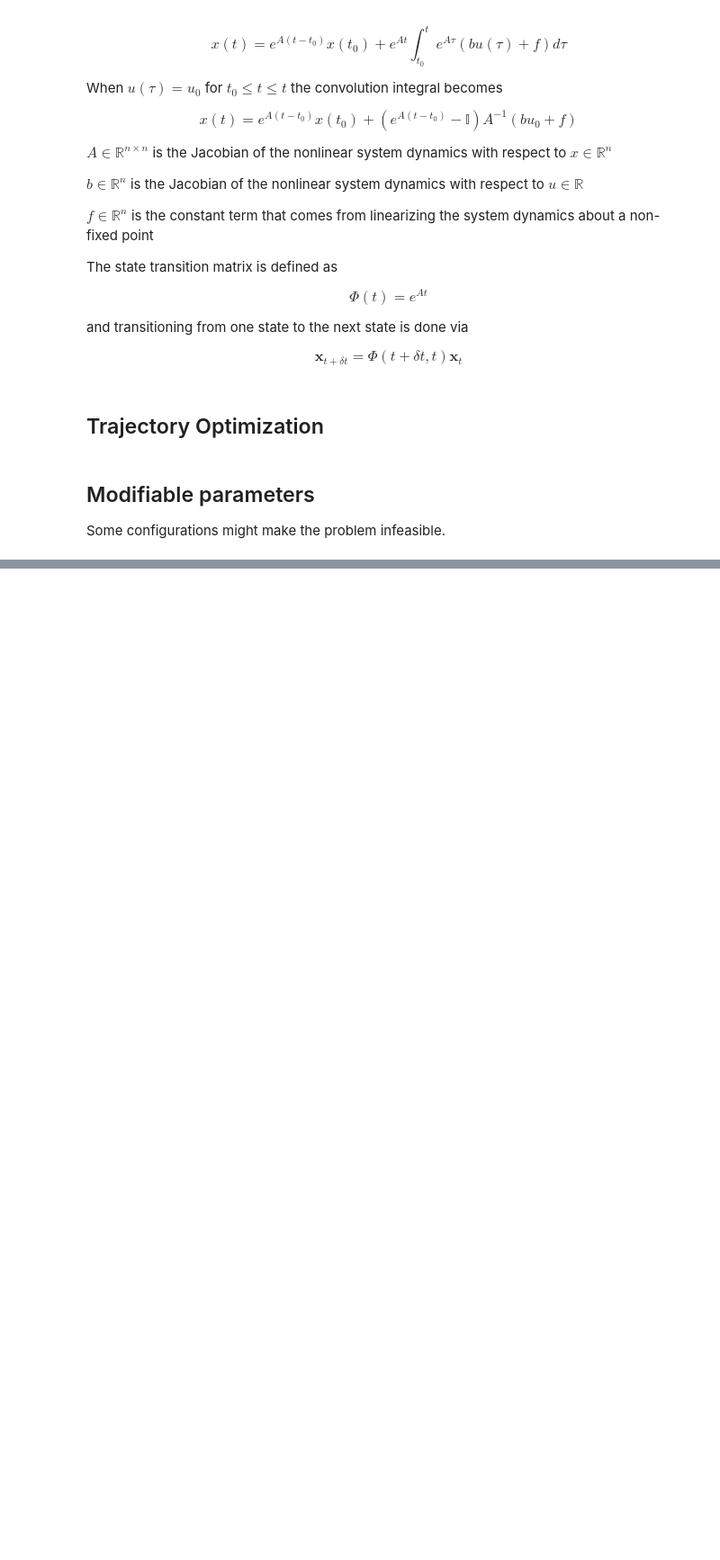
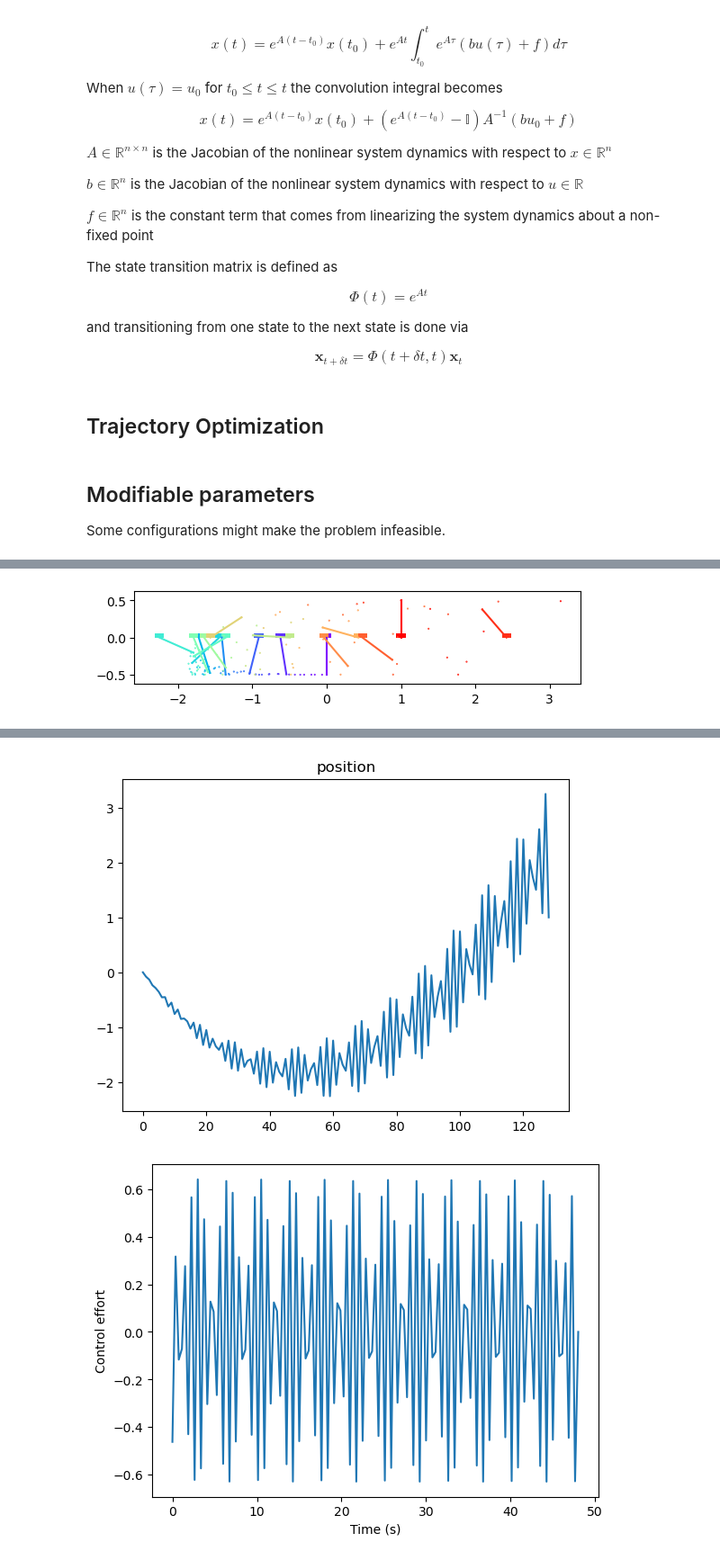
Before and after one commit to therealjtgill/traj_opt, a Jupyter notebook: cartpole_traj_opt.ipynb, the cells around one changed output, grey strips where cells are left out. Shown at 90% size. Drawn from its saved outputs; the diff is of its cells as text; code cells hidden in the pictures; blank space fills up the shorter version.

Commit message:
Made the cartpole trajectory optimization functions use the new 'CartpoleDynamics' class. The old trajectory optimizer works!

```diff
--- a/cartpole_traj_opt.ipynb
+++ b/cartpole_traj_opt.ipynb
@@ -381,7 +374,14 @@ def linearize_about_trajectory(xs: np.ndarray, us:np.ndarray, u_max: float, m_ca
 ## Trajectory Optimization
 # %%
 def cartpole_trajectory_optimizer(
-   N, T, effort_weights, u_min, u_max, z_0, z_final, m_pend, m_cart, l_pend, plot_stuff=True, filename=None
+   N,
+   T,
+   effort_weights,
+   z_0,
+   z_final,
+   dynamics: CartpoleDynamics,
+   plot_stuff=True,
+   filename=None
 ):
    assert(np.size(effort_weights) == N + 1)
    state_vec_size = 4
@@ -399,10 +399,12 @@ def cartpole_trajectory_optimizer(
    assert(dt < 1)
 
    # Initial state, used for linearizing dynamics
-   u_0 = (u_max + u_min) / 2.0
+   # u_0 = (u_max + u_min) / 2.0
+   u_0 = (dynamics._u_max + dynamics._u_min) / 2.0
    t_0 = 0.0
 
-   F, b, f = linearized_cartpole_dynamics(t_0, z_0, u_0, u_max, m_cart=m_cart, m_pend=m_pend, l_pend=l_pend)
+   # F, b, f = linearized_cartpole_dynamics(t_0, z_0, u_0, u_max, m_cart=m_cart, m_pend=m_pend, l_pend=l_pend)
+   F, b, f = dynamics.x_dot_linear(z_0, u_0, t_0)
 
    A, c = build_A_and_c_mat_exp(F, b, f, z_0, z_final, N, dt)
 
@@ -424,8 +426,8 @@ def cartpole_trajectory_optimizer(
    C[(N + 1):2*(N + 1), 0: (N + 1)] = -np.eye(N + 1)
 
    d = np.zeros((2 * (N + 1),))
-   d[0: (N + 1)] = u_max
-   d[(N + 1):] = -u_min
+   d[0: (N + 1)] = dynamics._u_max
+   d[(N + 1):] = -dynamics._u_min
 
    qp = QuadraticProgram(Q, np.zeros(((N + 1) * (state_vec_size + 1))), A, c, C, d)
    isnm = InfeasibleStartNewton(qp)
@@ -462,6 +464,6 @@ def cartpole_trajectory_optimizer(
          control_input_filename = filename + config_str + "_control_inputty.png"
          trajectory_filename = filename + config_str + "_cartpole_swingy.png"
 
-      plot_pendulum_time_sequence(dense_zs, l_pend, 8, trajectory_filename)
-      plot_control_input(x_out[:N + 1], dt, t_0, T, control_input_filename)
+      plot_pendulum_time_sequence(dense_zs, dynamics._l_pend, 8, trajectory_filename)
+      plot_control_input(x_out[:N + 1], dt, control_input_filename)
 # %%
@@ -640,5 +650,8 @@ z_final = np.array([1.0, np.pi, 0.0, 0.0])
 m_pend = 1.0
 m_cart = 0.3
 l_pend = 0.5
+
+dynamics = CartpoleDynamics(l_pend, m_pend, m_cart, u_min, u_max)
 # %%
-# cartpole_trajectory_optimizer(N, T, control_weighting, u_min, u_max, z_0, z_final, m_pend, m_cart, l_pend)
+cartpole_trajectory_optimizer(N, T, control_weighting, z_0, z_final, dynamics)
+# %% [output]
@@ -644,0 +667 @@ l_pend = 0.5
+[figure, added]
@@ -645 +669,3 @@ l_pend = 0.5
+[figure, added]
+[figure, added]
 # %%
```
Also changed, not shown: parts of 6 cells of this notebook.
